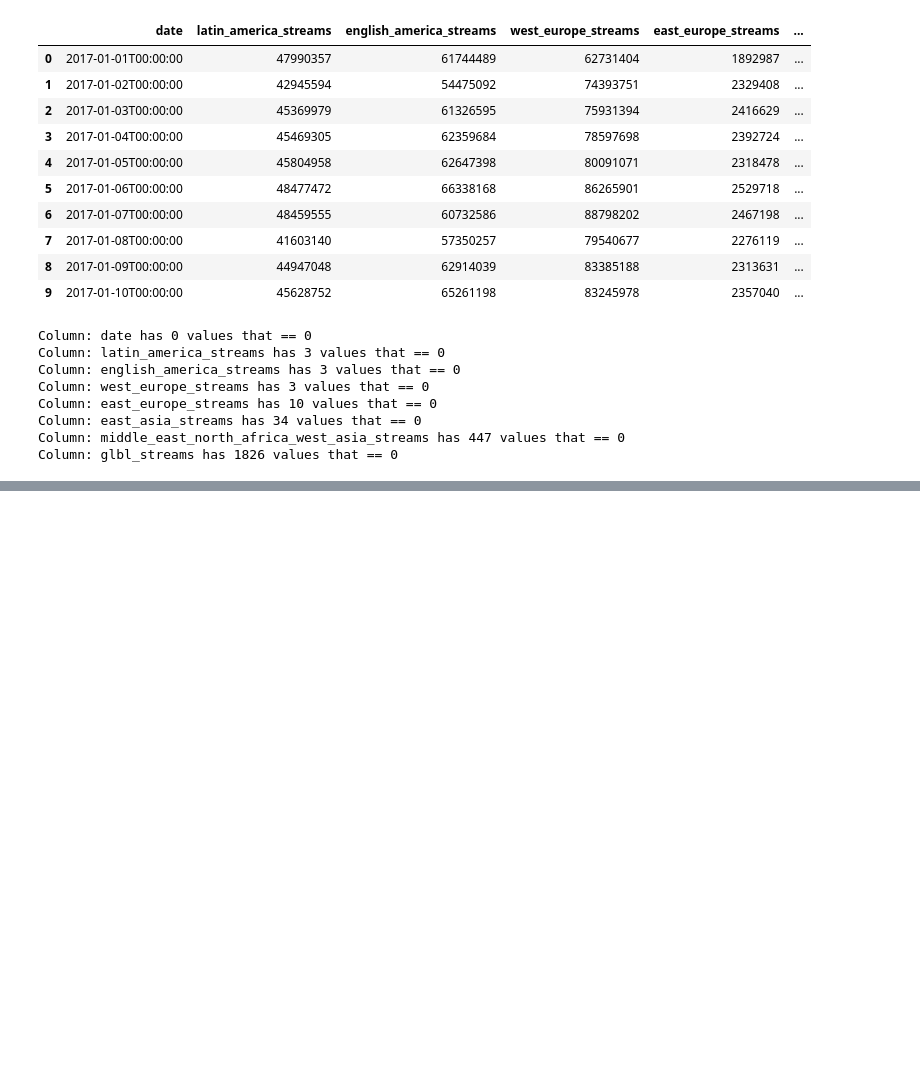
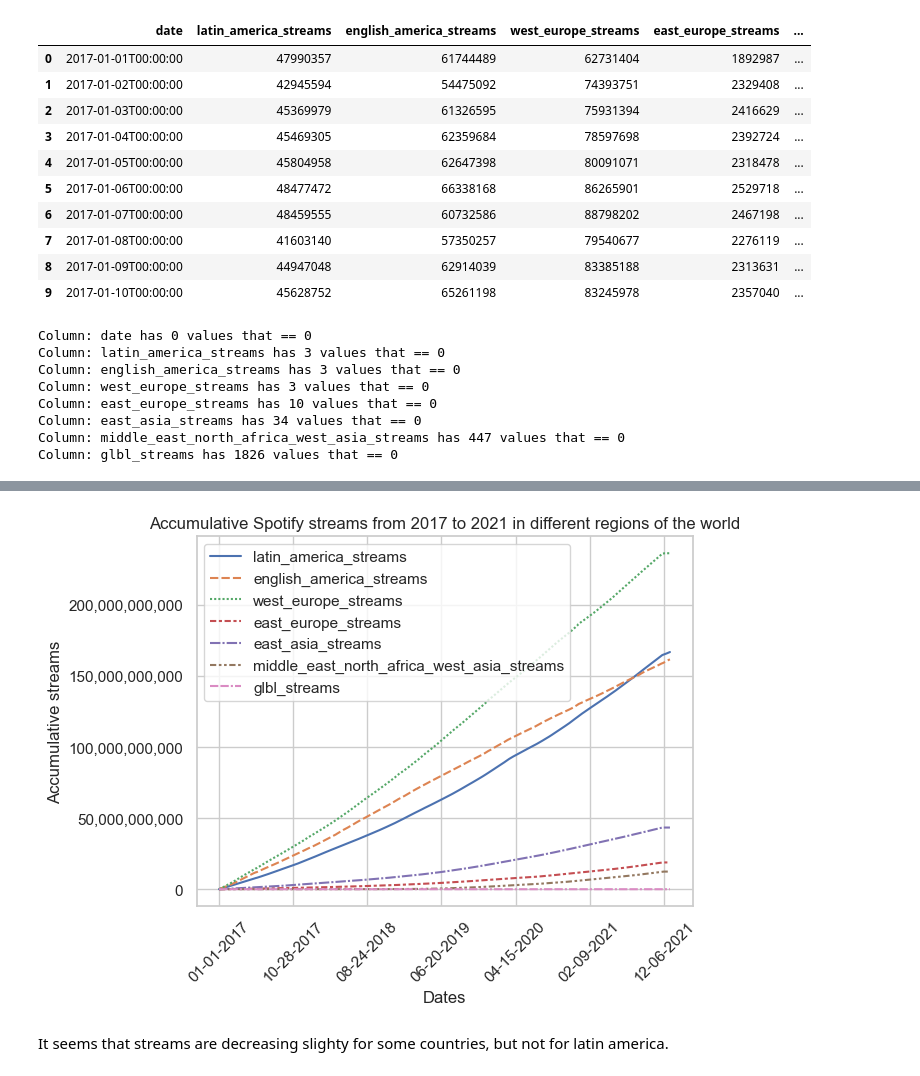
Before and after one commit to dmshakur/spotify-data-analysis, a Jupyter notebook: notebooks/data_analysis.ipynb, the cells around one changed output, grey strips where cells are left out. Saved outputs shown, nothing was run; the diff lists cells and outputs as text; code cells hidden in the pictures; blank space fills up the shorter version.

Commit message:
Added and completed the accumulative streams sum figure and seaborn figure.

```diff
--- a/notebooks/data_analysis.ipynb
+++ b/notebooks/data_analysis.ipynb
@@ -361,0 +364,3 @@ cumsum_country_bins.head(10)
+# %%
+cumsum_country_bins = cumsum_country_bins.set_index('date')
+cumsum_country_bins.head(10)
@@ -362,2 +380,17 @@ cumsum_country_bins.head(10)
+# %%
+fig_2, ax_2 = plt.subplots()
+g = sns.set_theme(style = 'whitegrid')
+sns.lineplot(data = cumsum_country_bins, ax = ax_2)
+ax_2.tick_params(axis="x", labelrotation=45)
+ax_2.yaxis.set_major_formatter(ticker.StrMethodFormatter("{x:,.0f}"))
+ax_2.xaxis.set_major_locator(ticker.MaxNLocator(8))
+ax_2.set_title('Accumulative Spotify streams from 2017 to 2021 in different regions of the world')
+ax_2.set_ylabel('Accumulative streams')
+ax_2.set_xlabel('Dates')
+fig.savefig('../reports/figures/cumulative-streams-in-separated-regions.png')
+# %% [output]
+[figure, added]
+# %% [markdown]
+It seems that streams are decreasing slighty for some countries, but not for latin america.
 # %%
 conn.close()
```
Also changed, not shown: parts of 4 cells of this notebook, 1 other file.
